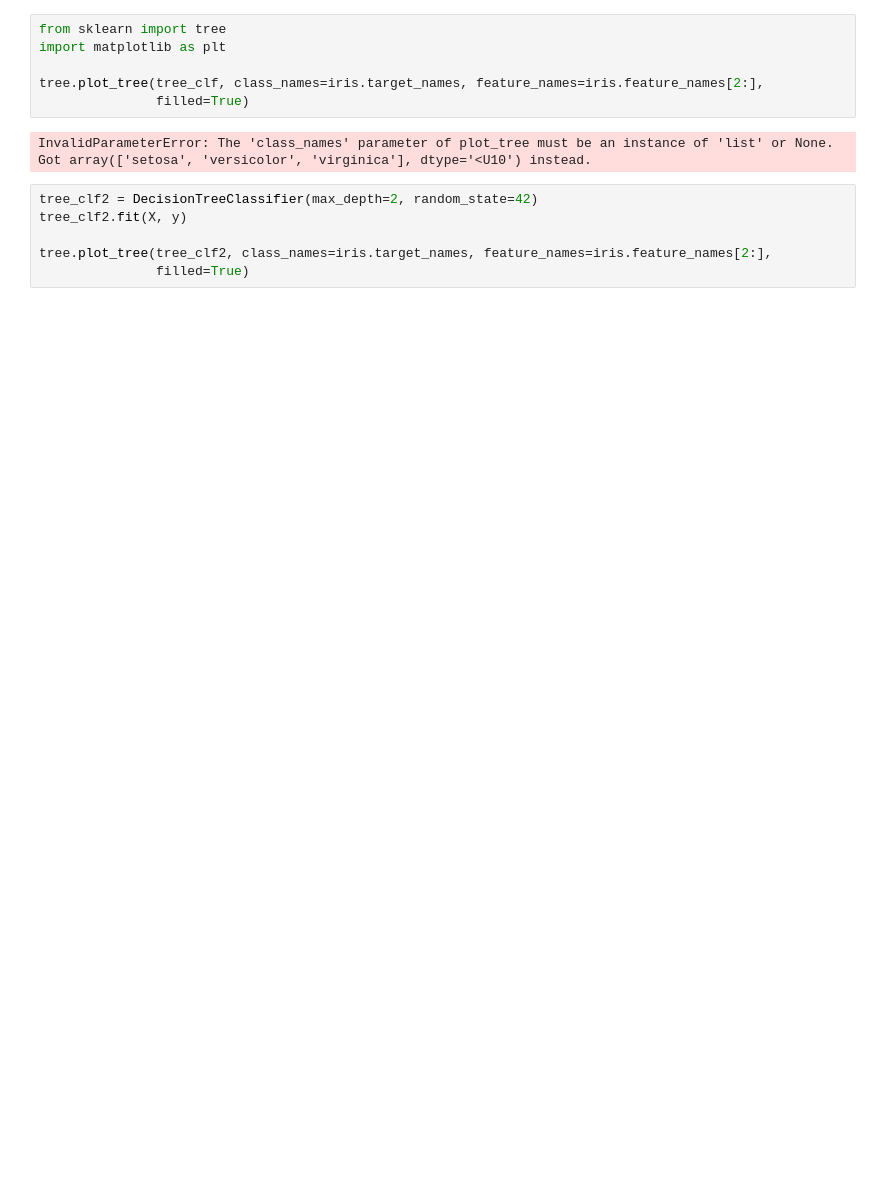
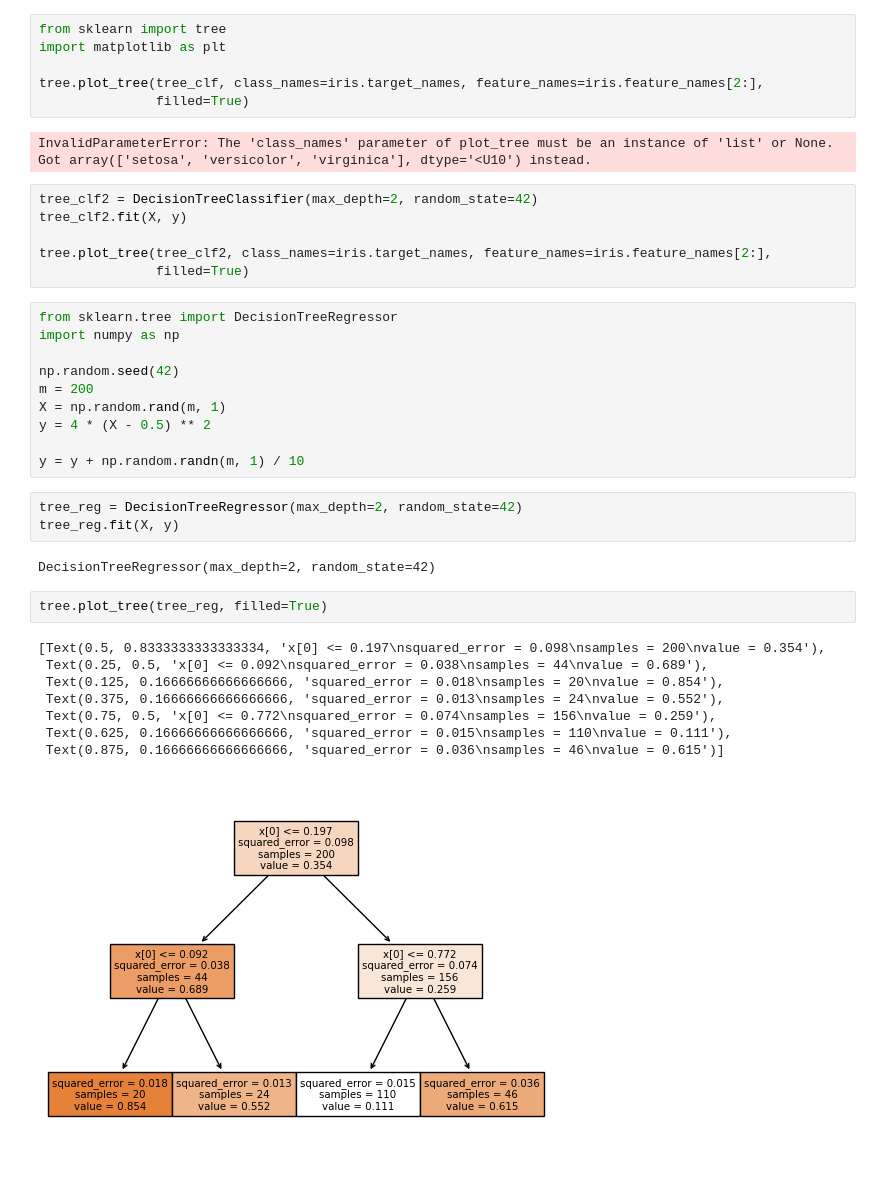
Before and after one commit to GabeALopez/machine-learning-projects, a Jupyter notebook: inClassProjectts/decisionTree.ipynb, the cells around one changed output. Cells and saved outputs as stored; diff of their text form; blank space fills up the shorter version.

```diff
--- a/inClassProjectts/decisionTree.ipynb
+++ b/inClassProjectts/decisionTree.ipynb
@@ -24,3 +28,29 @@ tree_clf2.fit(X, y)
 
 tree.plot_tree(tree_clf2, class_names=iris.target_names, feature_names=iris.feature_names[2:],
                filled=True)
+# %%
+from sklearn.tree import DecisionTreeRegressor
+import numpy as np
+
+np.random.seed(42)
+m = 200
+X = np.random.rand(m, 1)
+y = 4 * (X - 0.5) ** 2
+
+y = y + np.random.randn(m, 1) / 10
+# %%
+tree_reg = DecisionTreeRegressor(max_depth=2, random_state=42)
+tree_reg.fit(X, y)
+# %% [output]
+DecisionTreeRegressor(max_depth=2, random_state=42)
+# %%
+tree.plot_tree(tree_reg, filled=True)
+# %% [output]
+[Text(0.5, 0.8333333333333334, 'x[0] <= 0.197\nsquared_error = 0.098\nsamples = 200\nvalue = 0.354'),
+ Text(0.25, 0.5, 'x[0] <= 0.092\nsquared_error = 0.038\nsamples = 44\nvalue = 0.689'),
+ Text(0.125, 0.16666666666666666, 'squared_error = 0.018\nsamples = 20\nvalue = 0.854'),
+ Text(0.375, 0.16666666666666666, 'squared_error = 0.013\nsamples = 24\nvalue = 0.552'),
+ Text(0.75, 0.5, 'x[0] <= 0.772\nsquared_error = 0.074\nsamples = 156\nvalue = 0.259'),
+ Text(0.625, 0.16666666666666666, 'squared_error = 0.015\nsamples = 110\nvalue = 0.111'),
+ Text(0.875, 0.16666666666666666, 'squared_error = 0.036\nsamples = 46\nvalue = 0.615')]
+[figure, added]
```
Also changed, not shown: parts of 2 cells of this notebook, 1 other file.
